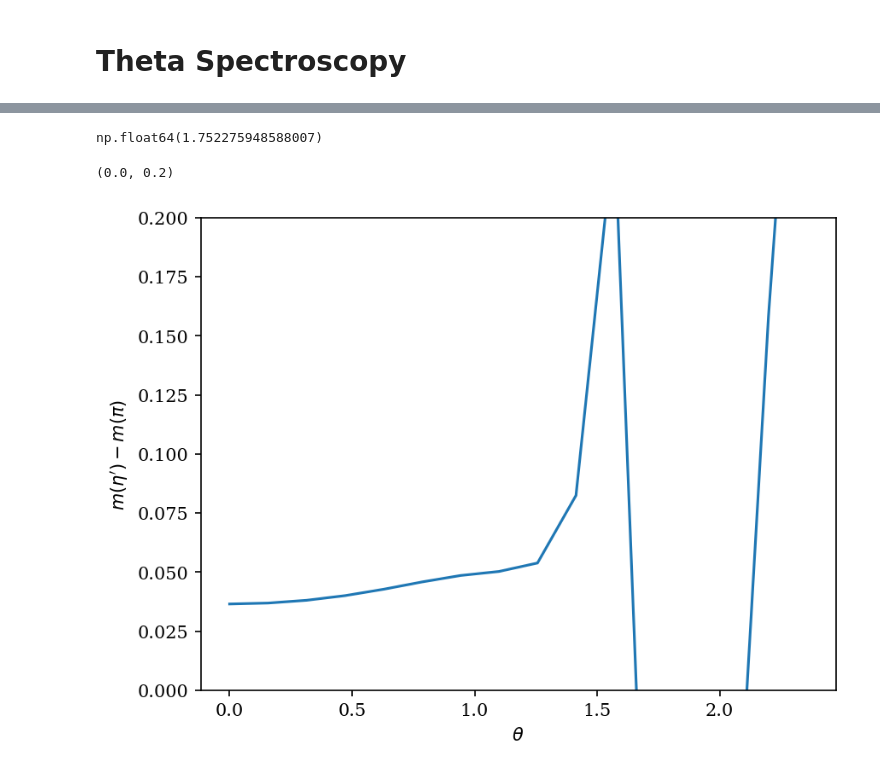
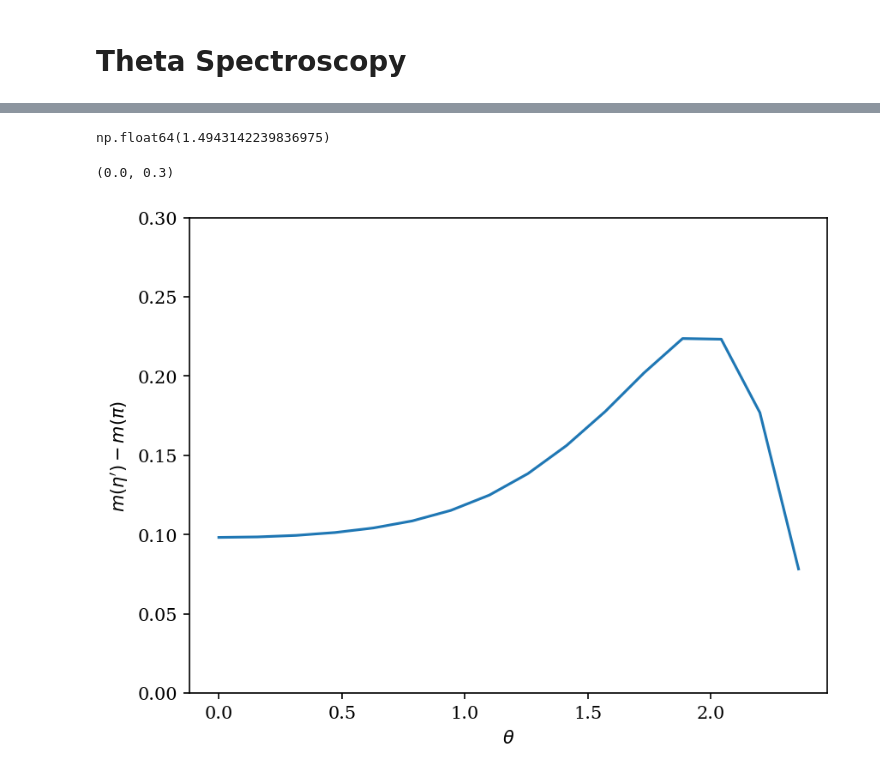
Before and after one commit to wurdahl/schwingerModel, a Jupyter notebook: topoCharge.ipynb, the cells around one changed output, grey strips where cells are left out. Drawn from its saved outputs; the diff is of its cells as text; code cells hidden in the pictures.

```diff
--- a/topoCharge.ipynb
+++ b/topoCharge.ipynb
@@ -58,5 +56,5 @@ Text(0, 0.5, 'Density')
 # %%
-path = './configs/beta_3_m0_0.2_Nx_10_Nt_32_melted.hdf5'
+path = './configs/beta_4_m0_0.0_Nx_16_Nt_32_melted.hdf5'
 # %%
 meta = sim.distillation.readDistillMeta(path)
 # %%
@@ -136,11 +134,11 @@ validity = np.abs(np.mean(weights,axis=1))
 
 pionMassTheta = Parallel(n_jobs=-1)(delayed(sim.GEVP.bootstrapEnsemble)(pionCorrels, weights=weights[i],
                                               reduce=sim.GEVP.massReduce(ti=gevpTi, shift=1,
-                                              fitT=[2,6], withAmp=True)) for i in range(len(weights)))
+                                              fitT=[2,7], withAmp=True)) for i in range(len(weights)))
 
 etaMassTheta = Parallel(n_jobs=-1)(delayed(sim.GEVP.bootstrapEnsemble)(etaCorrels, weights=weights[i],
                                               reduce=sim.GEVP.massReduce(ti=gevpTi, shift=1,
-                                              fitT=[2,6], withAmp=True)) for i in range(len(weights)))
+                                              fitT=[2,5], withAmp=True)) for i in range(len(weights)))
 # %%
 plt.plot(thetas,validity)
 plt.ylabel(r"$|\langle w \rangle|/\langle |w| \rangle$")
@@ -170,13 +168,13 @@ Text(0.5, 1.0, '$\\pi$ vs $\\eta$: $N_t$:32, $N_x$:10, $\\beta$:3.0, $m_q$:0.2 (
 # %%
 np.std(Qs)
 # %% [output]
-np.float64(1.752275948588007)
+np.float64(1.4943142239836975)
 # %%
 plt.figure(dpi=150)
 plt.plot(thetas, np.array(etaMasses)-np.array(pionMasses))
 plt.xlabel(r"$\theta$")
 plt.ylabel(r"$m(\eta')-m(\pi)$")
-plt.ylim([0,.2])
+plt.ylim([0,.3])
 # %% [output]
-(0.0, 0.2)
+(0.0, 0.3)
-[figure, old version]
+[figure, new version]
```
Also changed, not shown: parts of 4 cells of this notebook, 7 other files.
